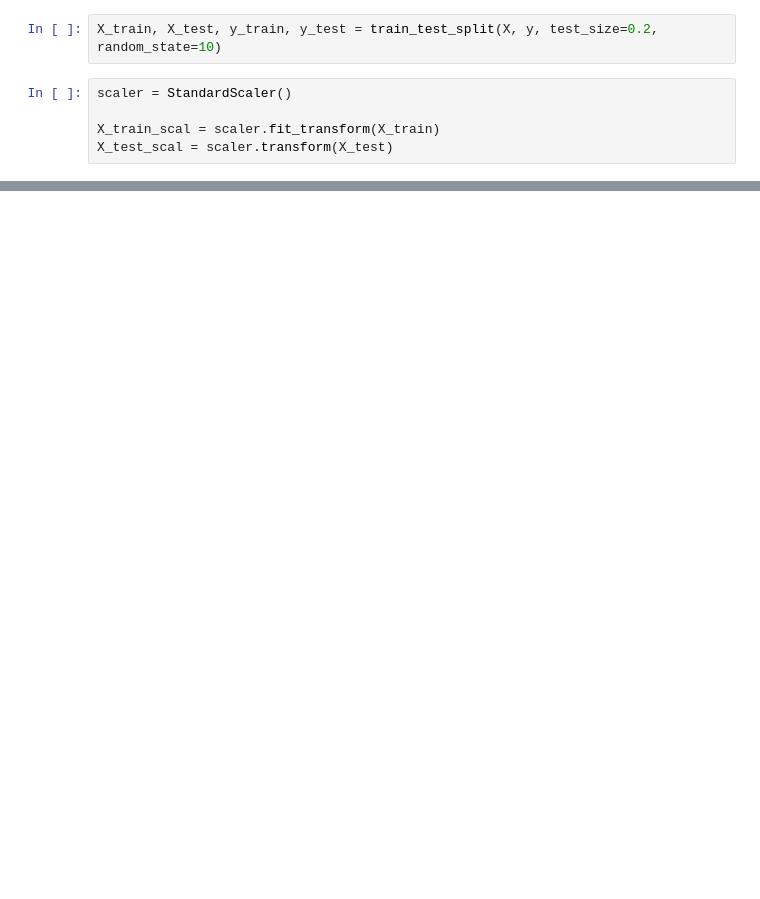
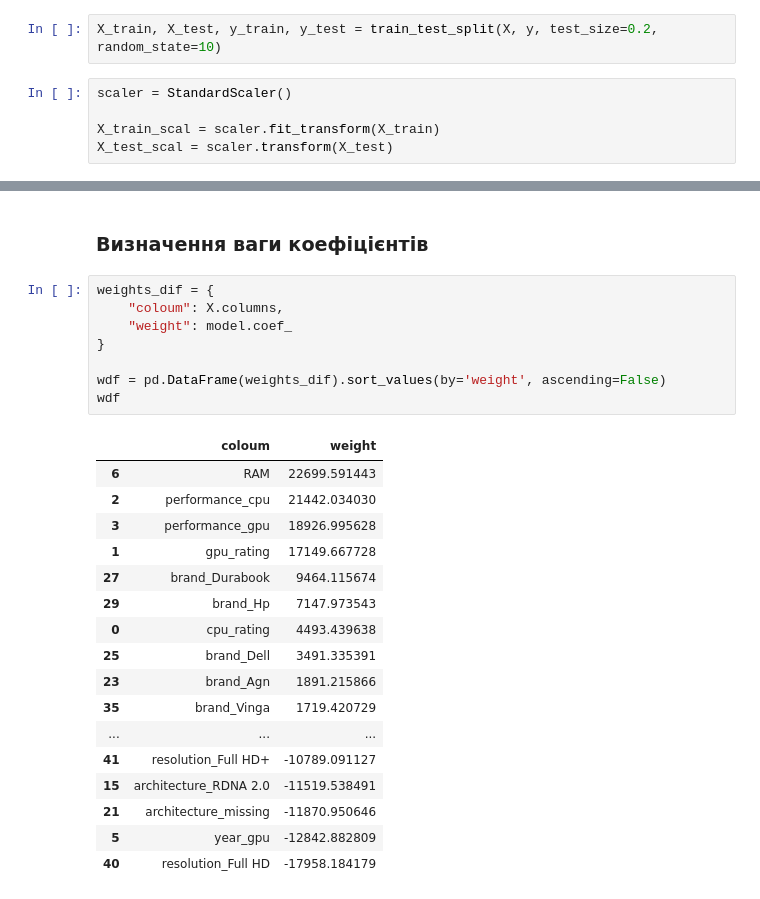
Before and after one commit to TopolyaNOT/laptop_analysis, a Jupyter notebook: test.ipynb, the cells around one changed output, grey strips where cells are left out. Cells and saved outputs as stored; diff of their text form; blank space fills up the shorter version.

```diff
--- a/test.ipynb
+++ b/test.ipynb
@@ -877,0 +845,28 @@ Mean Absolute Error: 13163.572237652814
+# %% [markdown]
+### Визначення ваги коефіцієнтів
+# %%
+weights_dif = {
+    "coloum": X.columns,
+    "weight": model.coef_
+}
+
+wdf = pd.DataFrame(weights_dif).sort_values(by='weight', ascending=False)
+wdf
+# %% [output]
+|  | coloum | weight |
+| 6 | RAM | 22699.591443 |
+| 2 | performance_cpu | 21442.034030 |
+| 3 | performance_gpu | 18926.995628 |
+| 1 | gpu_rating | 17149.667728 |
+| 27 | brand_Durabook | 9464.115674 |
+| 29 | brand_Hp | 7147.973543 |
+| 0 | cpu_rating | 4493.439638 |
+| 25 | brand_Dell | 3491.335391 |
+| 23 | brand_Agn | 1891.215866 |
+| 35 | brand_Vinga | 1719.420729 |
+| ... | ... | ... |
+| 41 | resolution_Full HD+ | -10789.091127 |
+| 15 | architecture_RDNA 2.0 | -11519.538491 |
+| 21 | architecture_missing | -11870.950646 |
+| 5 | year_gpu | -12842.882809 |
+| 40 | resolution_Full HD | -17958.184179 |
```
Also changed, not shown: parts of 15 cells of this notebook.
